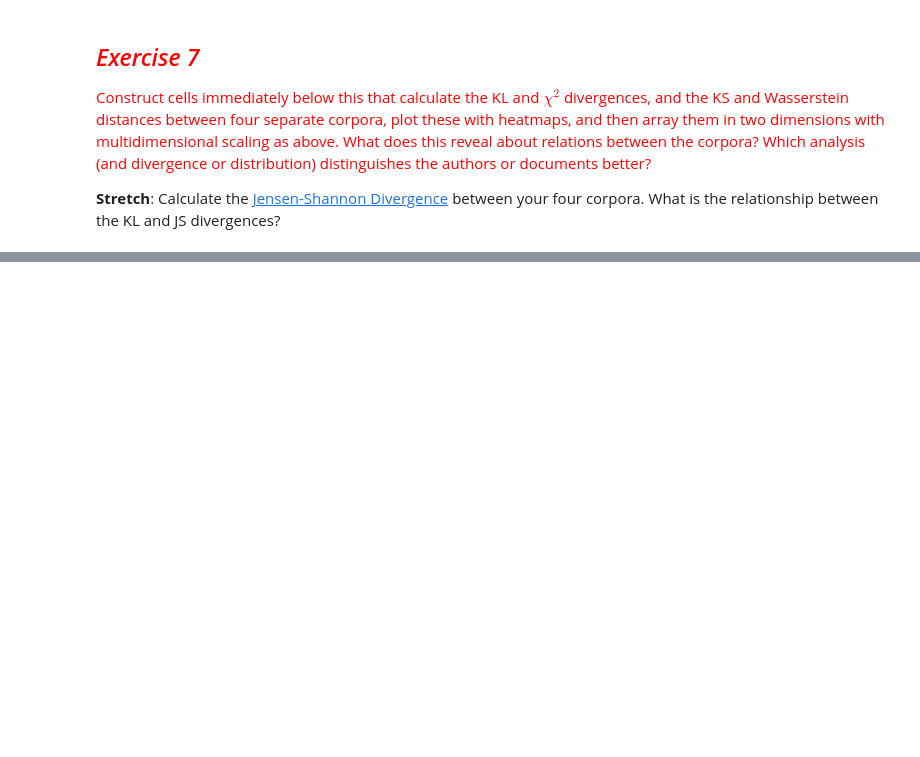
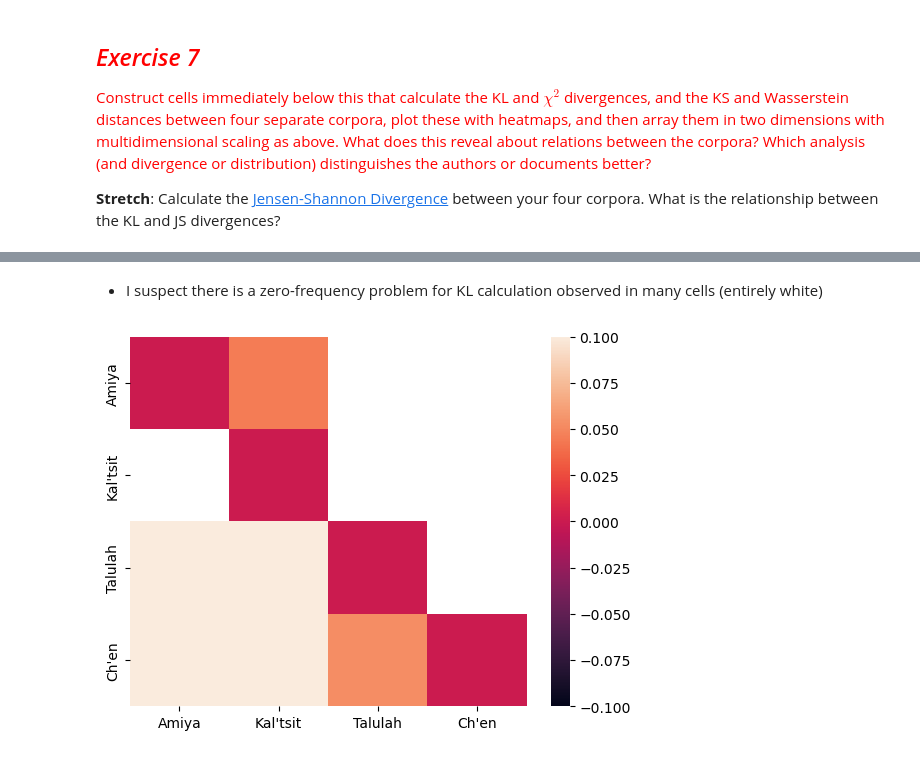
Before and after one commit to Marugannwg/Contant_Analysis_Study, a Jupyter notebook: week 2/2-Counting Words & Phrases to Trace the Distribution of Meaning.ipynb, the cells around one changed output, grey strips where cells are left out. Cells and saved outputs as stored; diff of their text form; code cells hidden in the pictures; blank space fills up the shorter version.

```diff
--- a/week 2/2-Counting Words & Phrases to Trace the Distribution of Meaning.ipynb
+++ b/week 2/2-Counting Words & Phrases to Trace the Distribution of Meaning.ipynb
@@ -2791,0 +2936,16 @@ What are "The Passionate Pilgrim" and "The Phoenix and the Turtle"? Little known
+# %% [markdown]
+- I suspect there is a zero-frequency problem for KL calculation observed in many cells (entirely white)
+# %%
+# Chi2 divergence matrix
+divergence_matrix = np.zeros((len(characters), len(characters)))
+divergence_matrix = create_divergence_matrix(characters, divergence_matrix, difference="chi2")
+
+# plot the heatmap
+
+fig = plt.figure()
+
+div = pandas.DataFrame(divergence_matrix, columns = ['Amiya', 'Kal\'tsit', 'Talulah', 'Ch\'en'], index = ['Amiya', 'Kal\'tsit', 'Talulah', 'Ch\'en'])
+ax = sns.heatmap(div)
+plt.show()
+# %% [output]
+[figure, added]
```
Also changed, not shown: parts of 15 cells of this notebook.
